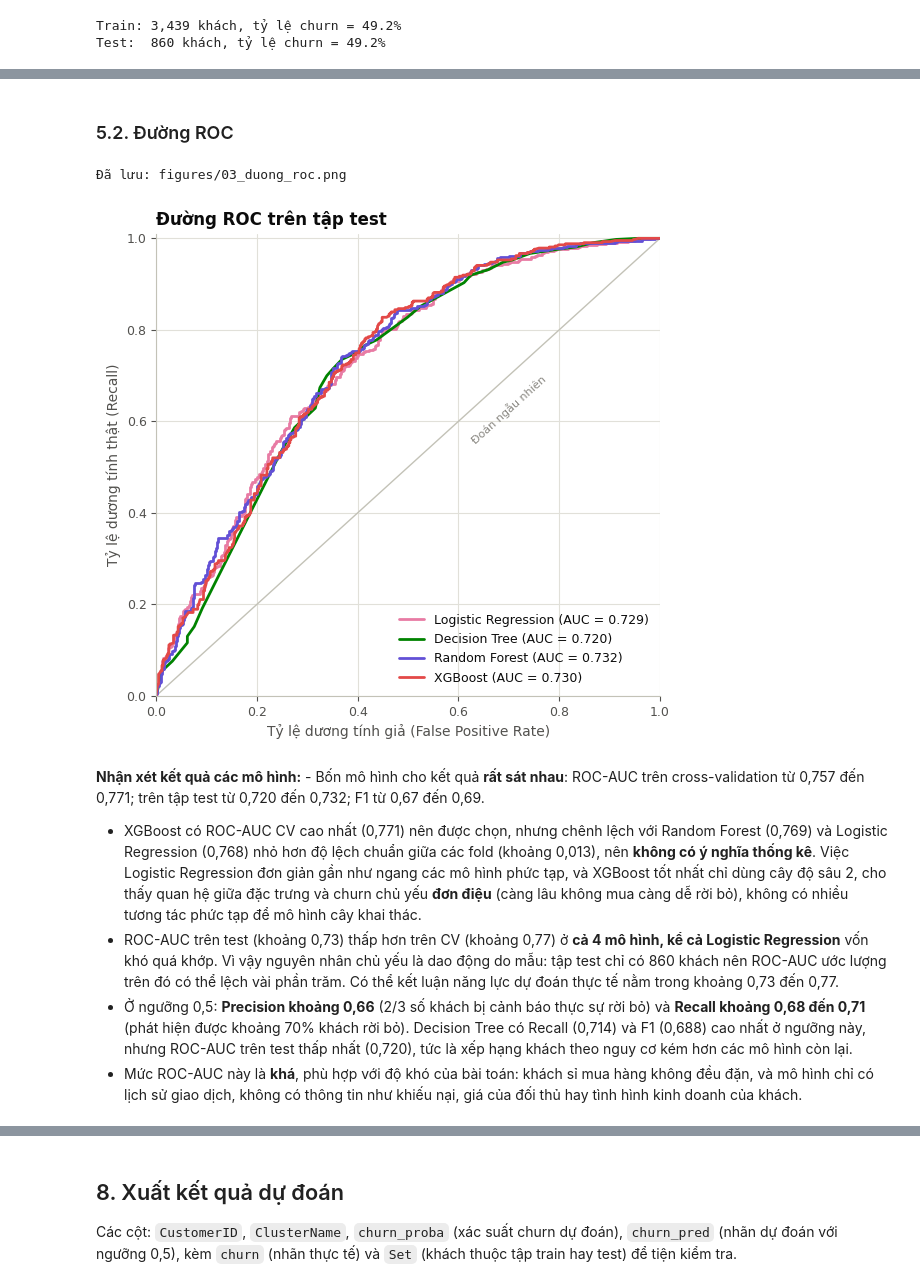
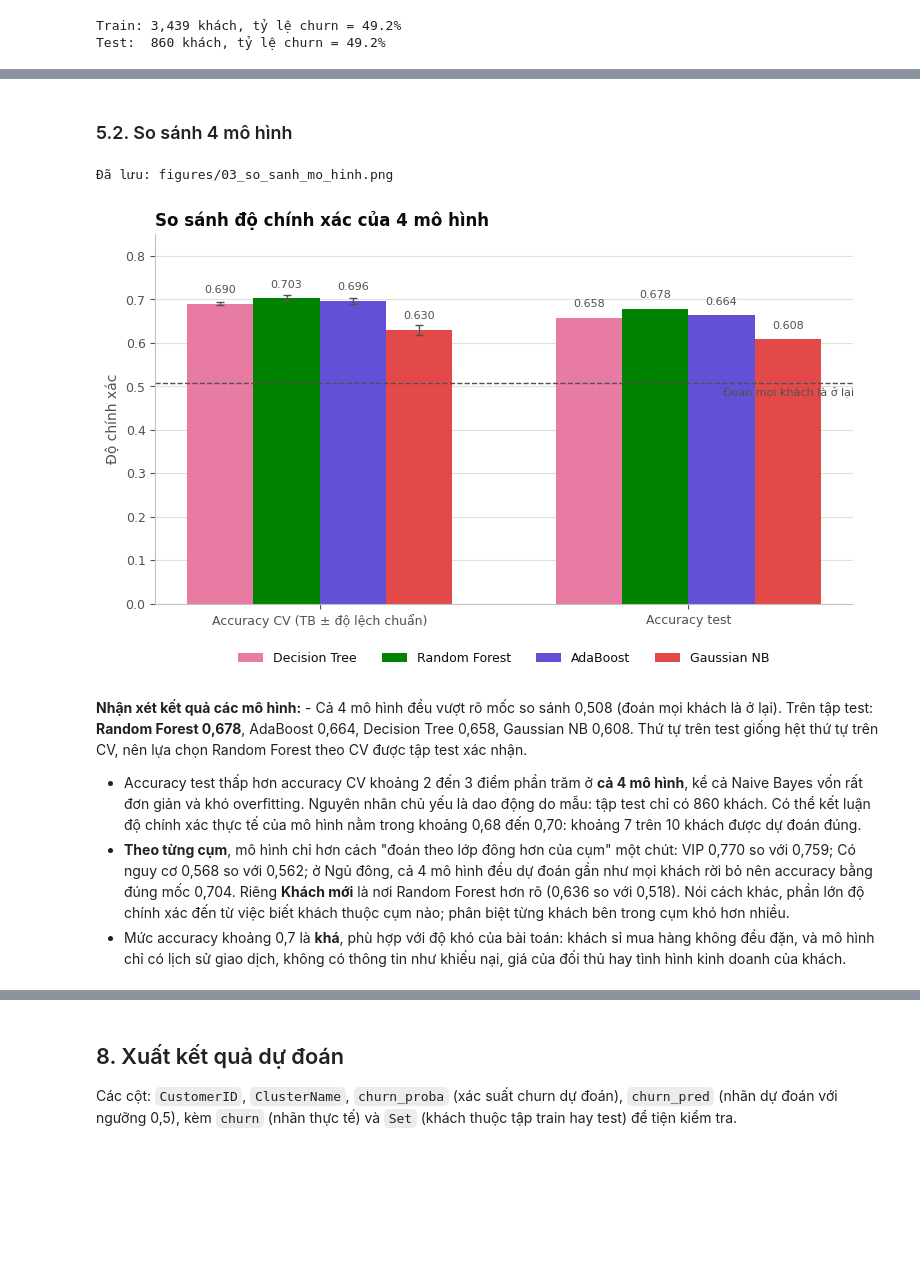
Before and after one commit to MrBread-21/DataMining_BTL, a Jupyter notebook: notebooks/03_du_doan_churn.ipynb, the cells around one changed output, grey strips where cells are left out. Saved outputs shown, nothing was run; the diff lists cells and outputs as text; code cells hidden in the pictures; blank space fills up the shorter version.

```diff
--- a/notebooks/03_du_doan_churn.ipynb
+++ b/notebooks/03_du_doan_churn.ipynb
@@ -73,7 +65,8 @@ def save_fig(fig, filename):
 
 CLUSTER_COLORS = dict(zip(CLUSTER_ORDER, COLORS[:4]))
 CHURN_COLORS = {0: COLORS[0], 1: COLORS[1]}
-MODEL_COLORS = dict(zip(["Logistic Regression", "Decision Tree", "Random Forest", "XGBoost"], COLORS[4:8]))
+MODEL_COLORS = dict(zip(["Decision Tree", "Random Forest", "AdaBoost", "Gaussian NB"], COLORS[4:8]))
+CORR_CMAP = LinearSegmentedColormap.from_list("corr", ["#0d366b", "#86b6ef", "#ffffff", "#f5b08f", "#a63b0f"])
 # %% [markdown]
 ## 1. Đọc dữ liệu
 # %%
@@ -201,16 +299,7 @@ plt.show()
 # %%
-LOG_FEATURES = ["Frequency", "Monetary", "AvgOrderValue", "NumProducts"]
-
-X = data[NUM_FEATURES].copy()
-X[LOG_FEATURES] = np.log1p(X[LOG_FEATURES])
-X["IsUK"] = data["IsUK"]
-cluster_dummies = pd.get_dummies(data["ClusterName"], prefix="Cluster", dtype=int)
-cluster_dummies = cluster_dummies[[f"Cluster_{name}" for name in CLUSTER_ORDER]]
-cluster_dummies.columns = [c.replace(" ", "_") for c in cluster_dummies.columns]
-X = pd.concat([X, cluster_dummies], axis=1)
+FEATURES = NUM_FEATURES + ["IsUK", "Cluster"]
+X = data[FEATURES]
 y = data["churn"]
-
-FEATURES = X.columns.tolist()
 print("Các đặc trưng:", FEATURES)
 X.head()
 # %% [output]
@@ -372,30 +472,34 @@ plt.show()
 # %% [markdown]
-### 5.2. Đường ROC
+### 5.2. So sánh 4 mô hình
 # %%
-fig, ax = plt.subplots(figsize=(6.5, 6))
-ax.plot([0, 1], [0, 1], color="#c3c2b7", linewidth=1)
-ax.text(0.62, 0.55, "Đoán ngẫu nhiên", rotation=42, fontsize=8, color=MUTED)
-for name, proba in test_proba.items():
-    fpr, tpr, _ = roc_curve(y_test, proba)
-    ax.plot(fpr, tpr, color=MODEL_COLORS[name], label=f"{name} (AUC = {roc_auc_score(y_test, proba):.3f})")
-ax.set_xlabel("Tỷ lệ dương tính giả (False Positive Rate)")
-ax.set_ylabel("Tỷ lệ dương tính thật (Recall)")
-ax.set_title("Đường ROC trên tập test")
-ax.set_xlim(0, 1)
-ax.set_ylim(0, 1.01)
-ax.grid(axis="x", visible=True)
-ax.legend(loc="lower right")
-save_fig(fig, "03_duong_roc.png")
+fig, ax = plt.subplots(figsize=(9, 4.8))
+groups = ["Accuracy CV", "Accuracy test"]
+w = 0.18
+for k, name in enumerate(comparison.index):
+    offset = (k - 1.5) * w
+    ax.bar(0 + offset, comparison.loc[name, "Accuracy CV (TB)"], width=w, color=MODEL_COLORS[name], label=name,
+           yerr=comparison.loc[name, "Accuracy CV (độ lệch chuẩn)"], error_kw=dict(ecolor=INK_2, lw=1, capsize=3))
+    ax.bar(1 + offset, comparison.loc[name, "Accuracy test"], width=w, color=MODEL_COLORS[name])
+    for xpos, value in [(0 + offset, comparison.loc[name, "Accuracy CV (TB)"]),
+                        (1 + offset, comparison.loc[name, "Accuracy test"])]:
+        ax.text(xpos, value + 0.02, f"{value:.3f}", ha="center", va="bottom", fontsize=8, color=INK_2)
+ax.axhline(majority_rate, color=INK_2, linewidth=1, linestyle="--")
+ax.text(1.45, majority_rate - 0.01, "Đoán mọi khách là ở lại", ha="right", va="top", fontsize=8, color=INK_2)
+ax.set_xticks([0, 1], ["Accuracy CV (TB ± độ lệch chuẩn)", "Accuracy test"])
+ax.set_ylim(0, 0.85)
+ax.set_ylabel("Độ chính xác")
+ax.set_title("So sánh độ chính xác của 4 mô hình")
+ax.legend(loc="upper center", bbox_to_anchor=(0.5, -0.1), ncol=4)
+save_fig(fig, "03_so_sanh_mo_hinh.png")
 plt.show()
 # %% [output]
-Đã lưu: figures/03_duong_roc.png
+Đã lưu: figures/03_so_sanh_mo_hinh.png
-[figure, old version]
+[figure, new version]
 # %% [markdown]
-**Nhận xét kết quả các mô hình:** - Bốn mô hình cho kết quả **rất sát nhau**: ROC-AUC trên cross-validation từ 0,757 đến 0,771; trên tập test từ 0,720 đến 0,732; F1 từ 0,67 đến 0,69.
-- XGBoost có ROC-AUC CV cao nhất (0,771) nên được chọn, nhưng chênh lệch với Random Forest (0,769) và Logistic Regression (0,768) nhỏ hơn độ lệch chuẩn giữa các fold (khoảng 0,013), nên **không có ý nghĩa thống kê**. Việc Logistic Regression đơn giản gần như ngang các mô hình phức tạp, và XGBoost tốt nhất chỉ dùng cây độ sâu 2, cho thấy quan hệ giữa đặc trưng và churn chủ yếu **đơn điệu** (càng lâu không mua càng dễ rời bỏ), không có nhiều tương tác phức tạp để mô hình cây khai thác.
-- ROC-AUC trên test (khoảng 0,73) thấp hơn trên CV (khoảng 0,77) ở **cả 4 mô hình, kể cả Logistic Regression** vốn khó quá khớp. Vì vậy nguyên nhân chủ yếu là dao động do mẫu: tập test chỉ có 860 khách nên ROC-AUC ước lượng trên đó có thể lệch vài phần trăm. Có thể kết luận năng lực dự đoán thực tế nằm trong khoảng 0,73 đến 0,77.
-- Ở ngưỡng 0,5: **Precision khoảng 0,66** (2/3 số khách bị cảnh báo thực sự rời bỏ) và **Recall khoảng 0,68 đến 0,71** (phát hiện được khoảng 70% khách rời bỏ). Decision Tree có Recall (0,714) và F1 (0,688) cao nhất ở ngưỡng này, nhưng ROC-AUC trên test thấp nhất (0,720), tức là xếp hạng khách theo nguy cơ kém hơn các mô hình còn lại.
-- Mức ROC-AUC này là **khá**, phù hợp với độ khó của bài toán: khách sỉ mua hàng không đều đặn, và mô hình chỉ có lịch sử giao dịch, không có thông tin như khiếu nại, giá của đối thủ hay tình hình kinh doanh của khách.
+**Nhận xét kết quả các mô hình:** - Cả 4 mô hình đều vượt rõ mốc so sánh 0,508 (đoán mọi khách là ở lại). Trên tập test: **Random Forest 0,678**, AdaBoost 0,664, Decision Tree 0,658, Gaussian NB 0,608. Thứ tự trên test giống hệt thứ tự trên CV, nên lựa chọn Random Forest theo CV được tập test xác nhận.
+- Accuracy test thấp hơn accuracy CV khoảng 2 đến 3 điểm phần trăm ở **cả 4 mô hình**, kể cả Naive Bayes vốn rất đơn giản và khó overfitting. Nguyên nhân chủ yếu là dao động do mẫu: tập test chỉ có 860 khách. Có thể kết luận độ chính xác thực tế của mô hình nằm trong khoảng 0,68 đến 0,70: khoảng 7 trên 10 khách được dự đoán đúng.
+- **Theo từng cụm**, mô hình chỉ hơn cách "đoán theo lớp đông hơn của cụm" một chút: VIP 0,770 so với 0,759; Có nguy cơ 0,568 so với 0,562; ở Ngủ đông, cả 4 mô hình đều dự đoán gần như mọi khách rời bỏ nên accuracy bằng đúng mốc 0,704. Riêng **Khách mới** là nơi Random Forest hơn rõ (0,636 so với 0,518). Nói cách khác, phần lớn độ chính xác đến từ việc biết khách thuộc cụm nào; phân biệt từng khách bên trong cụm khó hơn nhiều.
+- Mức accuracy khoảng 0,7 là **khá**, phù hợp với độ khó của bài toán: khách sỉ mua hàng không đều đặn, và mô hình chỉ có lịch sử giao dịch, không có thông tin như khiếu nại, giá của đối thủ hay tình hình kinh doanh của khách.
 # %% [markdown]
 ## 6. Giải thích mô hình
 
```
Also changed, not shown: parts of 44 cells of this notebook, 31 other files.
